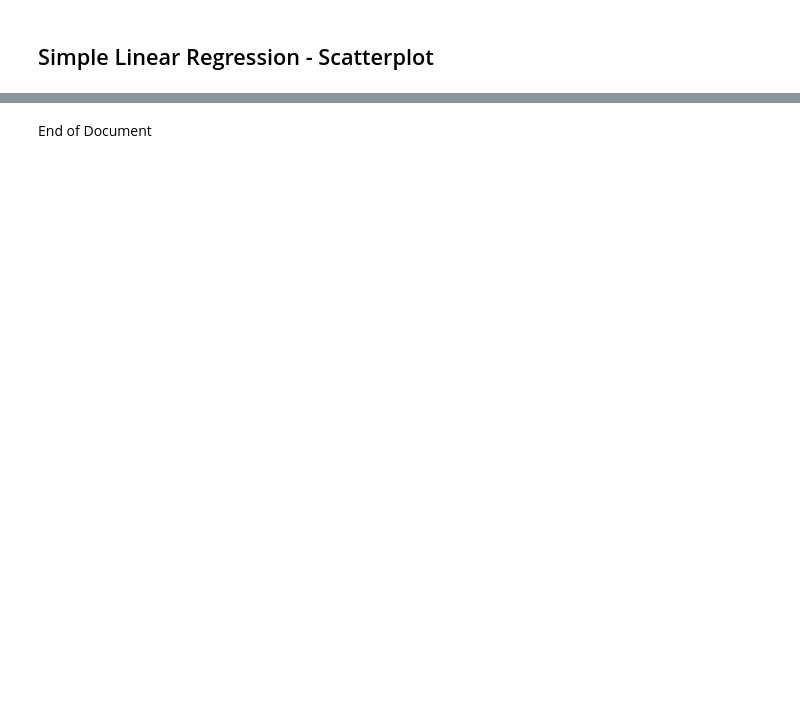
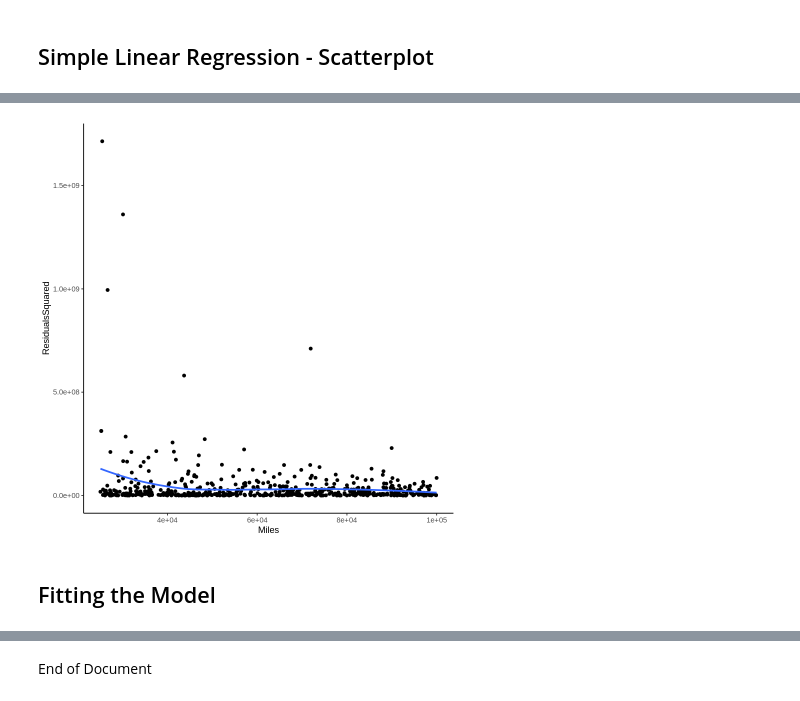
Before and after one commit to christophermalone/stat360, a Jupyter notebook: Handout6_Predictions_CIs_PIs.ipynb, the cells around one changed output, grey strips where cells are left out. Cells and saved outputs as stored; diff of their text form; code cells hidden in the pictures; blank space fills up the shorter version.

```diff
--- a/Handout6_Predictions_CIs_PIs.ipynb
+++ b/Handout6_Predictions_CIs_PIs.ipynb
@@ -205,0 +153,22 @@ F-statistic:   217 on 1 and 540 DF,  p-value: < 2.2e-16
+# %%
+#@title Visual inspection of variance function
+
+#Reduce the data.frame down to the necessary columns
+FindCars_CarsOnly_PriceMiles <- ( FindCars_CarsOnly
+                                    %>% select(Price, Miles)
+                                )
+#Obtain a loess fit of Price ~ Miles
+LoessFit <- loess(Price ~ Miles, data=FindCars_CarsOnly_PriceMiles)
+
+#Use predict() and mutate to obtain the squared residuals for plotting
+FindCars_CarsOnly_PriceMiles <- (FindCars_CarsOnly_PriceMiles
+                                   %>% mutate(Price_Predicted = predict(LoessFit, newdata=FindCars_CarsOnly_PriceMiles))
+                                   %>% mutate(ResidualsSquared = (Price - Price_Predicted)^2)
+                                )
+
+#Scatterplot of Squared Residuals + loess smoother to get constant variance condition
+ggplot(data=FindCars_CarsOnly_PriceMiles, aes(x=Miles,y=ResidualsSquared)) +
+  geom_point() +
+  geom_smooth(method='loess', formula = y ~ x, se=FALSE) +
+  theme_classic()
+# %% [output]
@@ -205,0 +179,3 @@ F-statistic:   217 on 1 and 540 DF,  p-value: < 2.2e-16
+[figure, added]
+# %% [markdown]
+## Fitting the Model
```
Also changed, not shown: parts of 49 cells of this notebook.
